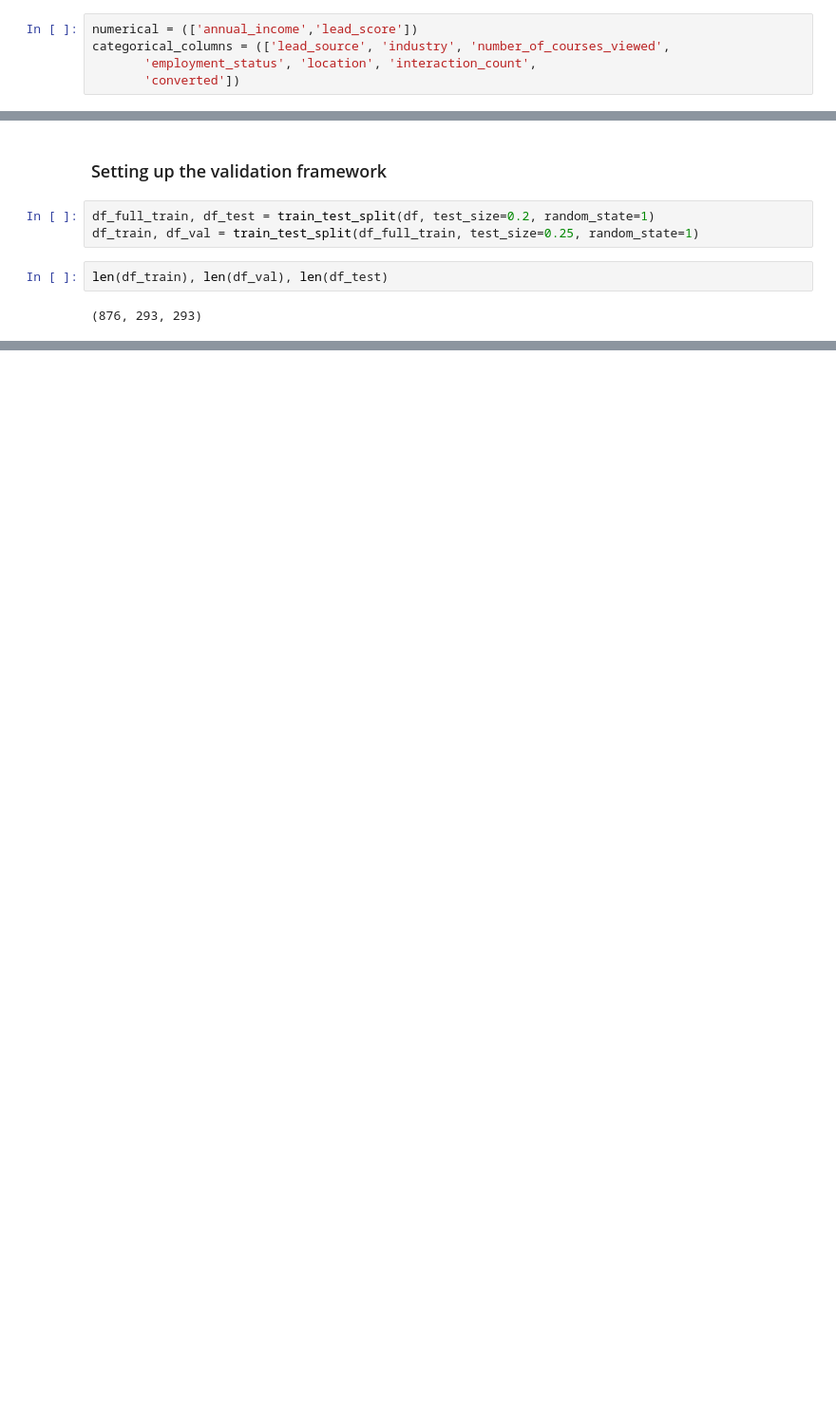
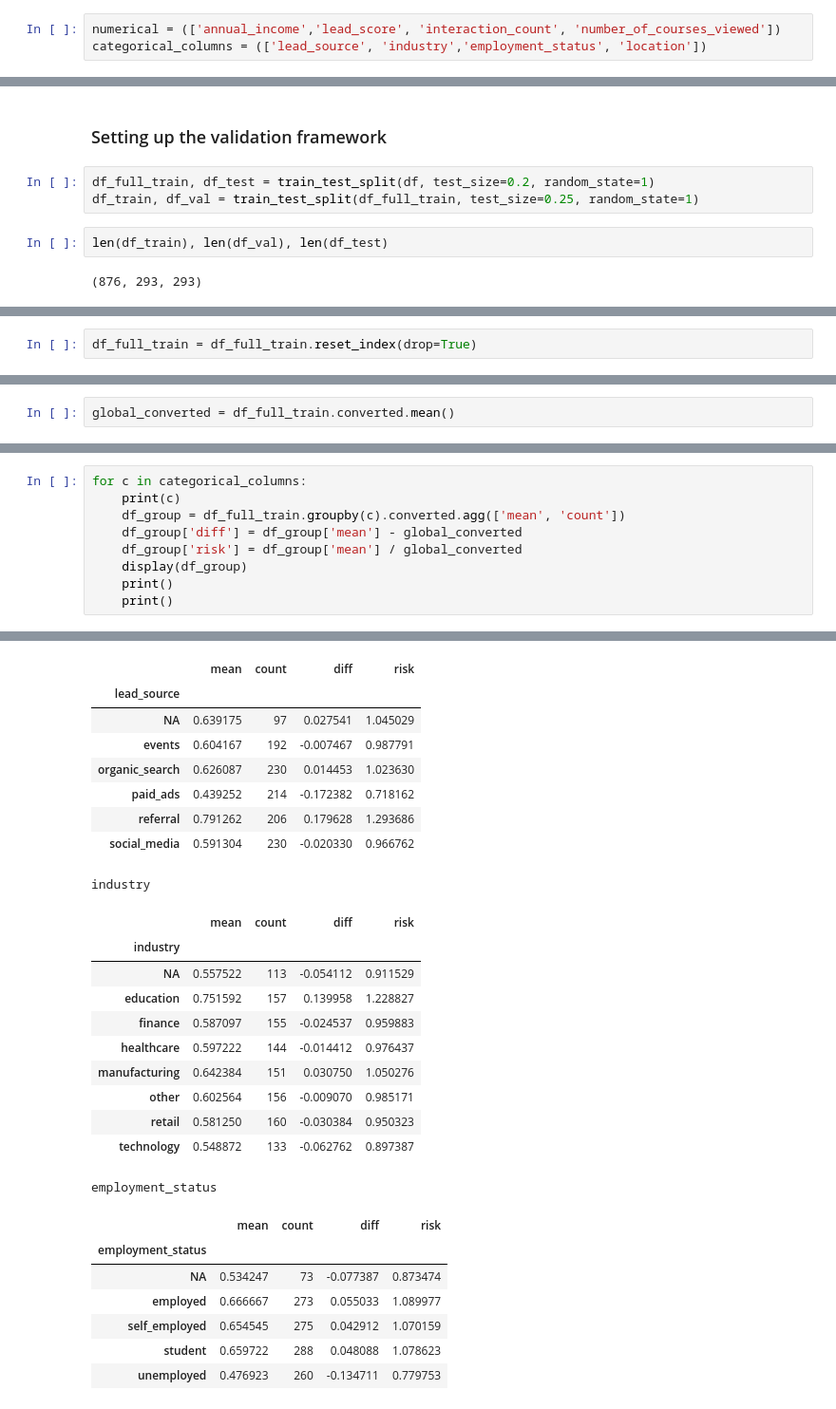
Before and after one commit to TRANDY-116/machine-learning-zoomcamp, a Jupyter notebook: week-03/Homework 3.ipynb, the cells around one changed output, grey strips where cells are left out. Shown at 95% size. Cells and saved outputs as stored; diff of their text form; blank space fills up the shorter version.

```diff
--- a/week-03/Homework 3.ipynb
+++ b/week-03/Homework 3.ipynb
@@ -64,8 +88,6 @@ dtype: int64
 # %%
-numerical = (['annual_income','lead_score'])
-categorical_columns = (['lead_source', 'industry', 'number_of_courses_viewed',
-       'employment_status', 'location', 'interaction_count',
-       'converted'])
+numerical = (['annual_income','lead_score', 'interaction_count', 'number_of_courses_viewed'])
+categorical_columns = (['lead_source', 'industry','employment_status', 'location'])
 # %%
 df[numerical] = df[numerical].fillna(0.0)
 df[categorical_columns] = df[categorical_columns].fillna('NA')
@@ -111,0 +132,2 @@ len(df_train), len(df_val), len(df_test)
+# %%
+df_full_train = df_full_train.reset_index(drop=True)
@@ -111,0 +141,2 @@ len(df_train), len(df_val), len(df_test)
+# %%
+global_converted = df_full_train.converted.mean()
@@ -111,0 +147,10 @@ len(df_train), len(df_val), len(df_test)
+# %%
+for c in categorical_columns:
+    print(c)
+    df_group = df_full_train.groupby(c).converted.agg(['mean', 'count'])
+    df_group['diff'] = df_group['mean'] - global_converted
+    df_group['risk'] = df_group['mean'] / global_converted
+    display(df_group)
+    print()
+    print()
+# %% [output]
@@ -111,0 +158,27 @@ len(df_train), len(df_val), len(df_test)
+|  | mean | count | diff | risk |
+| lead_source |  |  |  |  |
+| NA | 0.639175 | 97 | 0.027541 | 1.045029 |
+| events | 0.604167 | 192 | -0.007467 | 0.987791 |
+| organic_search | 0.626087 | 230 | 0.014453 | 1.023630 |
+| paid_ads | 0.439252 | 214 | -0.172382 | 0.718162 |
+| referral | 0.791262 | 206 | 0.179628 | 1.293686 |
+| social_media | 0.591304 | 230 | -0.020330 | 0.966762 |
+industry
+|  | mean | count | diff | risk |
+| industry |  |  |  |  |
+| NA | 0.557522 | 113 | -0.054112 | 0.911529 |
+| education | 0.751592 | 157 | 0.139958 | 1.228827 |
+| finance | 0.587097 | 155 | -0.024537 | 0.959883 |
+| healthcare | 0.597222 | 144 | -0.014412 | 0.976437 |
+| manufacturing | 0.642384 | 151 | 0.030750 | 1.050276 |
+| other | 0.602564 | 156 | -0.009070 | 0.985171 |
+| retail | 0.581250 | 160 | -0.030384 | 0.950323 |
+| technology | 0.548872 | 133 | -0.062762 | 0.897387 |
+employment_status
+|  | mean | count | diff | risk |
+| employment_status |  |  |  |  |
+| NA | 0.534247 | 73 | -0.077387 | 0.873474 |
+| employed | 0.666667 | 273 | 0.055033 | 1.089977 |
+| self_employed | 0.654545 | 275 | 0.042912 | 1.070159 |
+| student | 0.659722 | 288 | 0.048088 | 1.078623 |
+| unemployed | 0.476923 | 260 | -0.134711 | 0.779753 |
```
Also changed, not shown: parts of 24 cells of this notebook.
